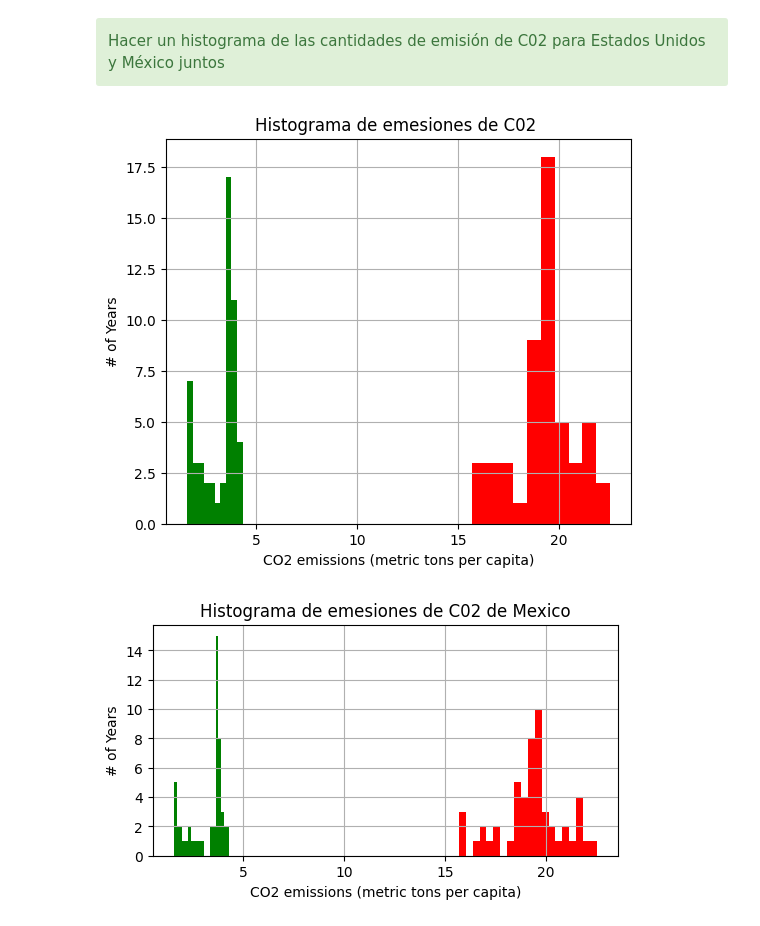
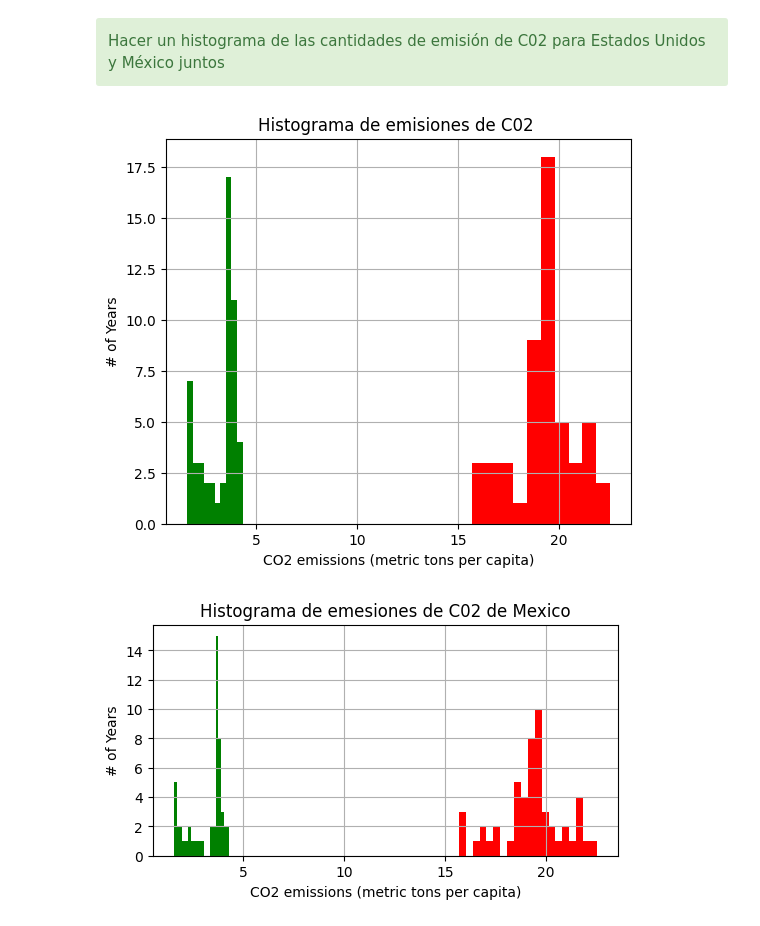
Before and after one commit to JoseAque/Ciencia-de-Datos, a Jupyter notebook: CD_12_Visualizacion_Matplotlib/CD_12_CasoEstudio.ipynb, the cells around one changed output. Drawn from its saved outputs; the diff is of its cells as text; code cells hidden in the pictures.

```diff
--- a/CD_12_Visualizacion_Matplotlib/CD_12_CasoEstudio.ipynb
+++ b/CD_12_Visualizacion_Matplotlib/CD_12_CasoEstudio.ipynb
@@ -444,17 +444,17 @@ Hacer un histograma de las cantidades de emisión de C02  para Estados Unidos y
 # %%
 plt.figure(figsize=(6,5))
 
 plt.hist(hist_data_USA, 10, density=False, facecolor='red')
 plt.hist(hist_data_MEX, 10, density=False, facecolor='green')
 
 plt.xlabel(data_MEX_C02['IndicatorName'].iloc[0] )
 plt.ylabel('# of Years')
-plt.title('Histograma de emesiones de C02 ')
+plt.title('Histograma de emisiones de C02 ')
 
 plt.grid(True)
 plt.show()
 # %% [output]
-[figure, old version]
+[figure, new version]
 # %%
 # subplots returns a touple with the figure, axis attributes.
 fig, ax = plt.subplots(figsize=(6,3), dpi=100)
```
Also changed, not shown: parts of 1 cell of this notebook, 22 other files.
